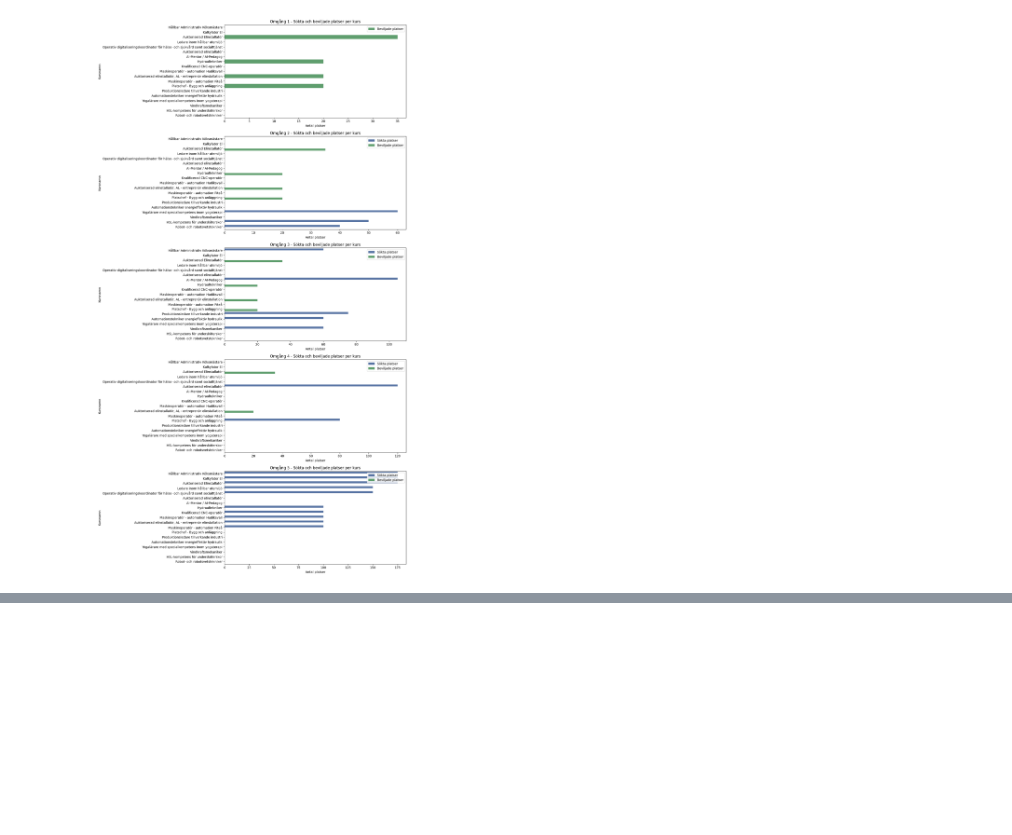
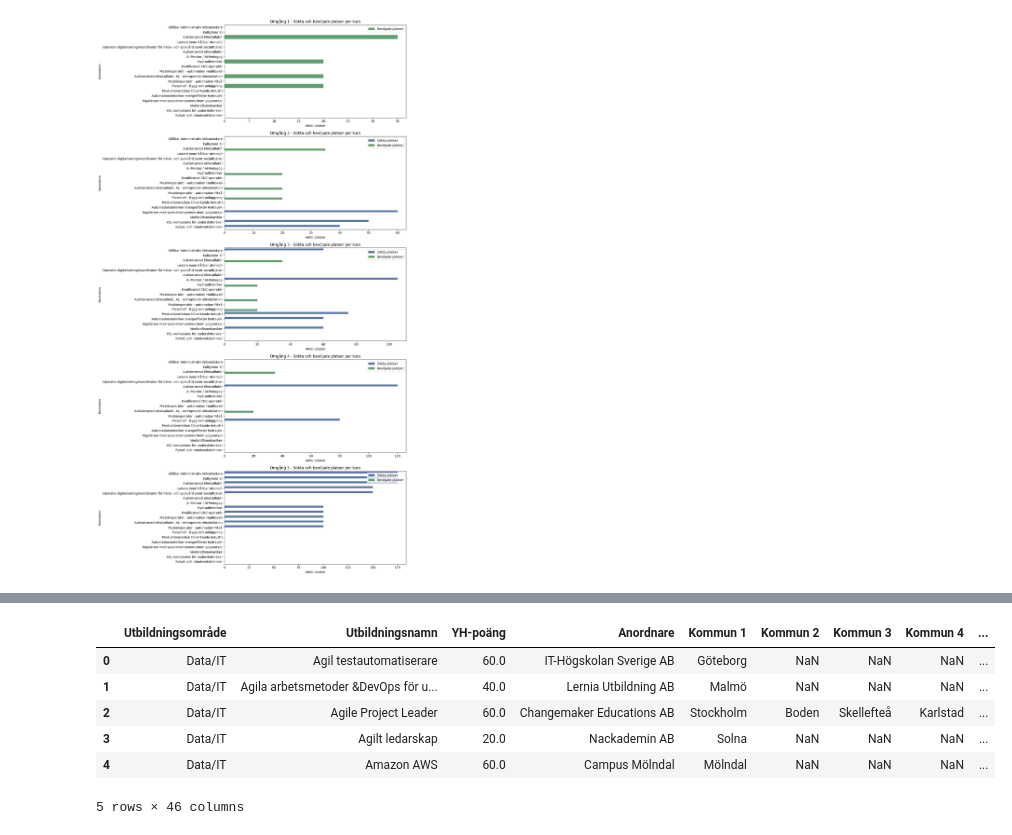
Before and after one commit to MilouSandenL/TheSkool, a Jupyter notebook: explorations/Milou_eda.ipynb, the cells around one changed output, grey strips where cells are left out. Drawn from its saved outputs; the diff is of its cells as text; code cells hidden in the pictures; blank space fills up the shorter version.

```diff
--- a/explorations/Milou_eda.ipynb
+++ b/explorations/Milou_eda.ipynb
@@ -595,0 +688,16 @@ plt.show()
+# %%
+import pandas as pd
+
+# Läs in datan
+file_path = "../src/data/sammanstalld_kursdata.csv"
+df = pd.read_csv(file_path)
+# %%
+df.head()
+# %% [output]
+|  | Utbildningsområde | Utbildningsnamn | YH-poäng | Anordnare | Kommun 1 | Kommun 2 | Kommun 3 | Kommun 4 | ... |
+| 0 | Data/IT | Agil testautomatiserare | 60.0 | IT-Högskolan Sverige AB | Göteborg | NaN | NaN | NaN | ... |
+| 1 | Data/IT | Agila arbetsmetoder &DevOps för u... | 40.0 | Lernia Utbildning AB | Malmö | NaN | NaN | NaN | ... |
+| 2 | Data/IT | Agile Project Leader | 60.0 | Changemaker Educations AB | Stockholm | Boden | Skellefteå | Karlstad | ... |
+| 3 | Data/IT | Agilt ledarskap | 20.0 | Nackademin AB | Solna | NaN | NaN | NaN | ... |
+| 4 | Data/IT | Amazon AWS | 60.0 | Campus Mölndal | Mölndal | NaN | NaN | NaN | ... |
+5 rows × 46 columns
```
Also changed, not shown: parts of 13 cells of this notebook, 13 other files.
